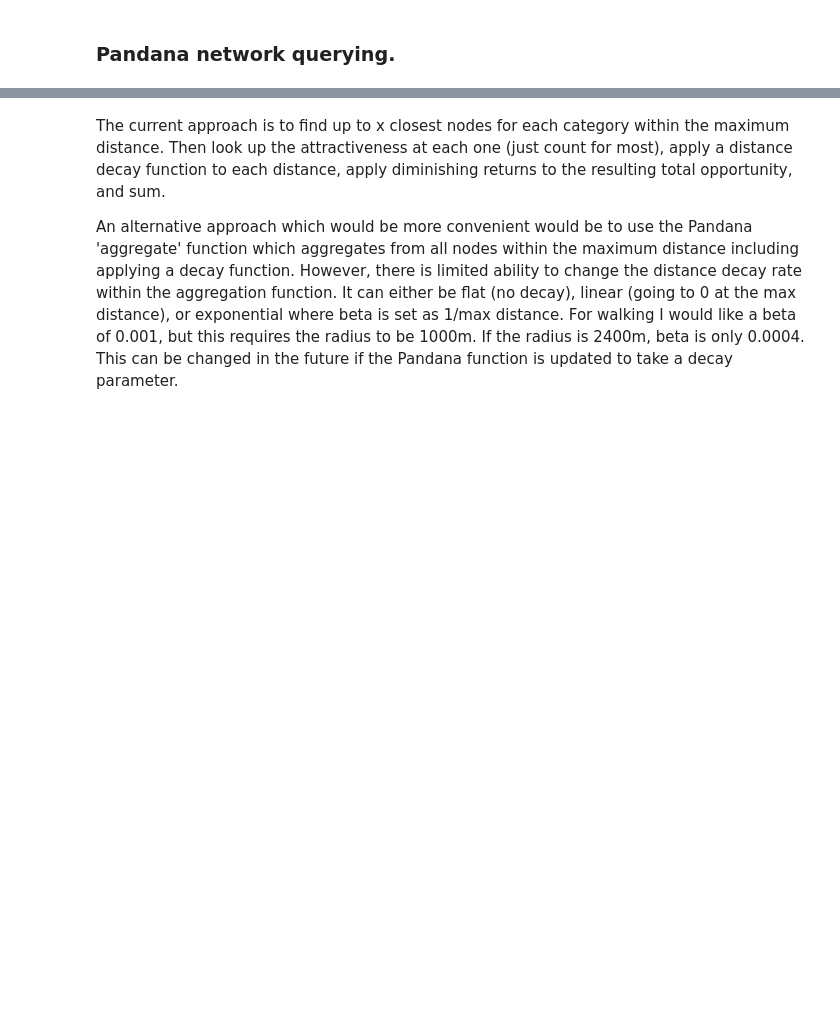
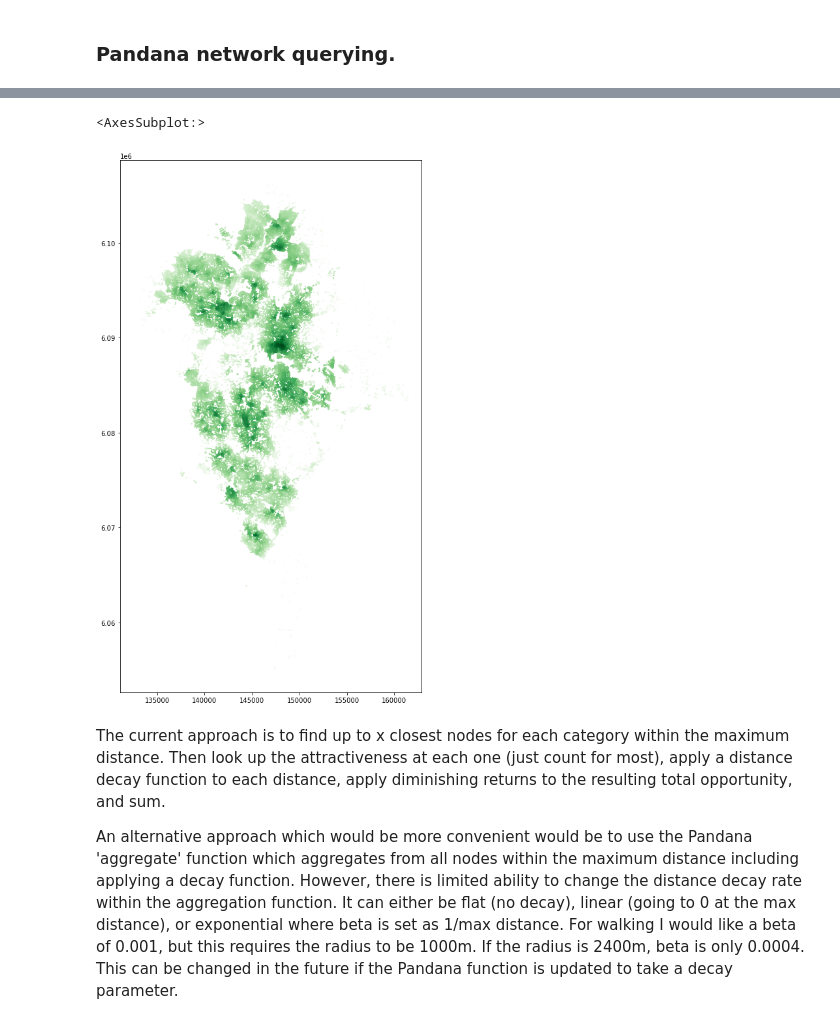
Before and after one commit to JosephineRoper/THERE, a Jupyter notebook: #Example Notebooks/Canberra 4 modes THERE.ipynb, the cells around one changed output, grey strips where cells are left out. Drawn from its saved outputs; the diff is of its cells as text; code cells hidden in the pictures; blank space fills up the shorter version.

```diff
--- a/#Example Notebooks/Canberra 4 modes THERE.ipynb
+++ b/#Example Notebooks/Canberra 4 modes THERE.ipynb
@@ -78,30 +85,6 @@ poi_dictionary = {
                    'school', 'university', 'childcare'],
     }
 }
-# %%
-# Download WalkTHERE points of interest from OSM using OSMnx
-def poi_downloader(place, poi_dictionary, proj_crs):
-    # place should either be a string suitable for finding a place by name from the Nominatim API
-    # or a geodataframe
-    tags = {}
-    for category, values in poi_dictionary.items():
-        tags = {x: values.get(x,[]) + tags.get(x,[]) for x in set(values).union(tags)}
-
-    if type(place) == str:
-        gdf = ox.geometries_from_place(place, tags).to_crs(proj_crs)
-    elif type(place) == gpd.GeoDataFrame:
-        place = place.to_crs("EPSG:4326")
-        bbox = place.bounds
-        bbox_pois = ox.geometries.geometries_from_bbox(bbox['maxy'][0], bbox['miny'][0], bbox['maxx'][0], bbox['minx'][0], tags)
-        gdf = gpd.clip(bbox_pois, place, keep_geom_type=False).to_crs(proj_crs)
-    else:
-        print("'place' should be a string for querying OSM, or a geodataframe containing a polygon of the place.")
-        return
-
-    gdf['orig_geometry'] = gdf.geometry
-    # convert all to centroids
-    gdf.geometry = gdf.centroid
-    return gdf
 # %%
 osm_pois = poi_downloader(place_gdf, poi_dictionary, proj_crs)
 # %%
@@ -206,3 +215,8 @@ small_w_results = gpd.GeoDataFrame(result_rounding(results_walk), geometry = gpd
+# %%
+small_w_results.plot('THERE_Index', figsize=(12,15), cmap='Greens',markersize=1)
+# %% [output]
+<AxesSubplot:>
+[figure, added]
 # %% [markdown]
 The current approach is to find up to x closest nodes for each category within the maximum distance. Then look up the attractiveness at each one (just count for most), apply a distance decay function to each distance, apply diminishing returns to the resulting total opportunity, and sum.
 
```
Also changed, not shown: parts of 103 cells of this notebook, 6 other files.
